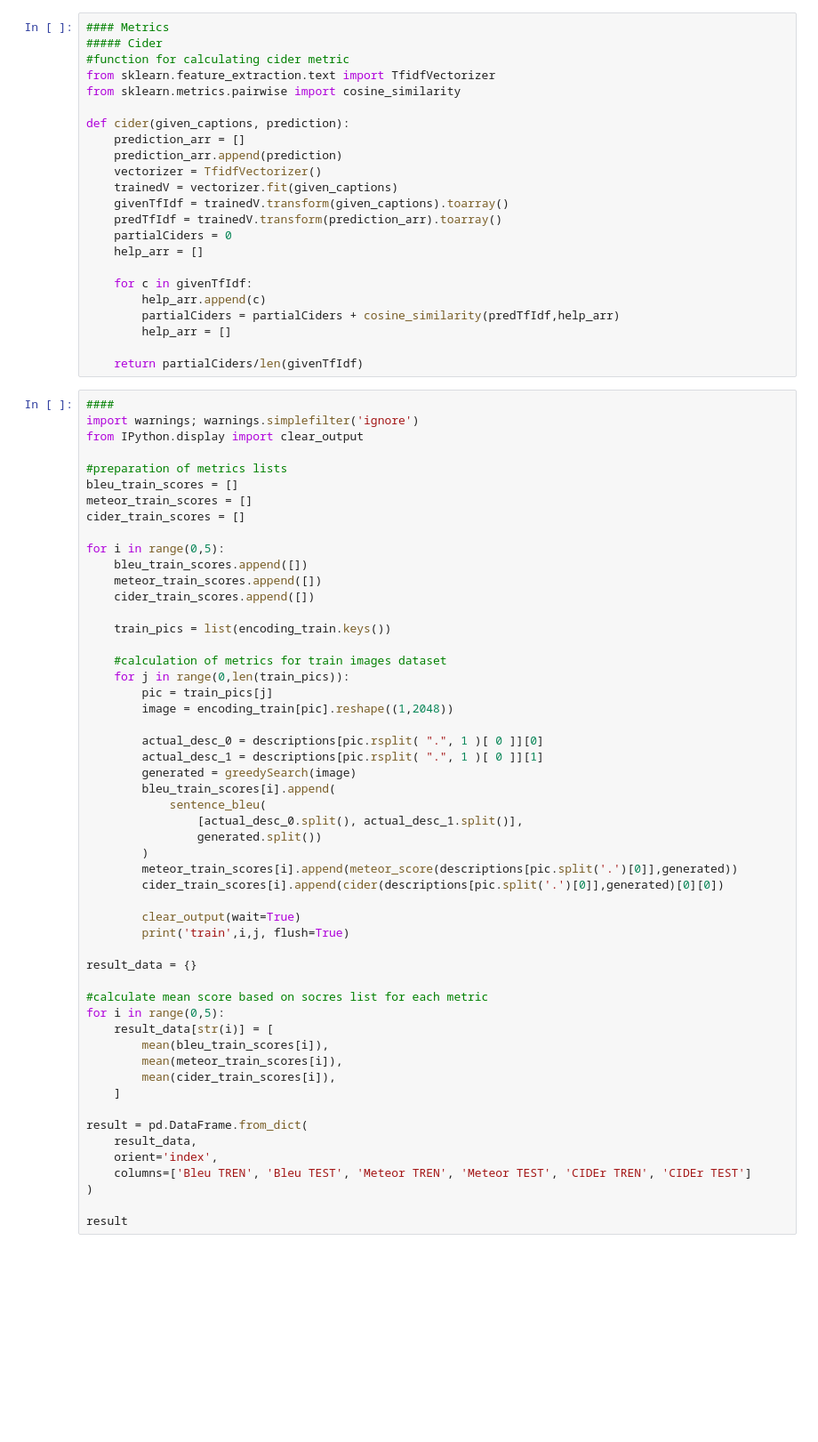
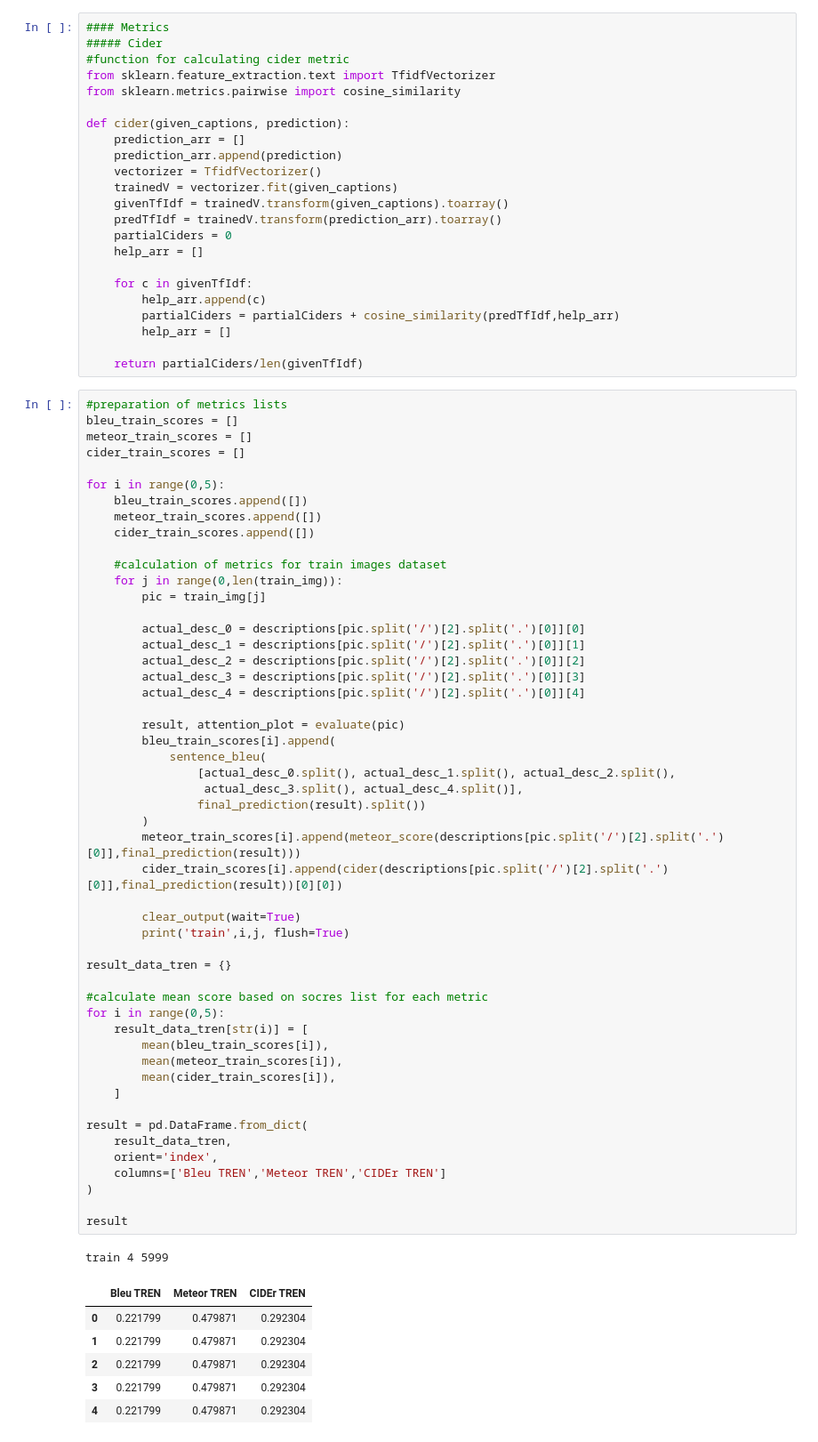
Before and after one commit to anvime/image-captioning, a Jupyter notebook: framework_local_attention.ipynb, the cells around one changed output. Shown at 89% size. Saved outputs shown, nothing was run; the diff lists cells and outputs as text; blank space fills up the shorter version.

```diff
--- a/framework_local_attention.ipynb
+++ b/framework_local_attention.ipynb
@@ -677,56 +794,62 @@ def cider(given_captions, prediction):
 
     return partialCiders/len(givenTfIdf)
 # %%
-####
-import warnings; warnings.simplefilter('ignore')
-from IPython.display import clear_output
-
 #preparation of metrics lists
 bleu_train_scores = []
 meteor_train_scores = []
 cider_train_scores = []
 
 for i in range(0,5):
     bleu_train_scores.append([])
     meteor_train_scores.append([])
     cider_train_scores.append([])
 
-    train_pics = list(encoding_train.keys())
+    #calculation of metrics for train images dataset
+    for j in range(0,len(train_img)):
+        pic = train_img[j]
 
-    #calculation of metrics for train images dataset
-    for j in range(0,len(train_pics)):
-        pic = train_pics[j]
-        image = encoding_train[pic].reshape((1,2048))
+        actual_desc_0 = descriptions[pic.split('/')[2].split('.')[0]][0]
+        actual_desc_1 = descriptions[pic.split('/')[2].split('.')[0]][1]
+        actual_desc_2 = descriptions[pic.split('/')[2].split('.')[0]][2]
+        actual_desc_3 = descriptions[pic.split('/')[2].split('.')[0]][3]
+        actual_desc_4 = descriptions[pic.split('/')[2].split('.')[0]][4]
 
-        actual_desc_0 = descriptions[pic.rsplit( ".", 1 )[ 0 ]][0]
-        actual_desc_1 = descriptions[pic.rsplit( ".", 1 )[ 0 ]][1]
-        generated = greedySearch(image)
+        result, attention_plot = evaluate(pic)
         bleu_train_scores[i].append(
             sentence_bleu(
-                [actual_desc_0.split(), actual_desc_1.split()],
-                generated.split())
+                [actual_desc_0.split(), actual_desc_1.split(), actual_desc_2.split(),
+                 actual_desc_3.split(), actual_desc_4.split()],
+                final_prediction(result).split())
         )
-        meteor_train_scores[i].append(meteor_score(descriptions[pic.split('.')[0]],generated))
-        cider_train_scores[i].append(cider(descriptions[pic.split('.')[0]],generated)[0][0])
+        meteor_train_scores[i].append(meteor_score(descriptions[pic.split('/')[2].split('.')[0]],final_prediction(result)))
+        cider_train_scores[i].append(cider(descriptions[pic.split('/')[2].split('.')[0]],final_prediction(result))[0][0])
 
         clear_output(wait=True)
         print('train',i,j, flush=True)
 
-result_data = {}
+result_data_tren = {}
 
 #calculate mean score based on socres list for each metric
 for i in range(0,5):
-    result_data[str(i)] = [
+    result_data_tren[str(i)] = [
         mean(bleu_train_scores[i]),
         mean(meteor_train_scores[i]),
         mean(cider_train_scores[i]),
     ]
 
 result = pd.DataFrame.from_dict(
-    result_data,
+    result_data_tren,
     orient='index',
-    columns=['Bleu TREN', 'Bleu TEST', 'Meteor TREN', 'Meteor TEST', 'CIDEr TREN', 'CIDEr TEST']
+    columns=['Bleu TREN','Meteor TREN','CIDEr TREN']
 )
 
 result
+# %% [output]
+train 4 5999
+|  | Bleu TREN | Meteor TREN | CIDEr TREN |
+| 0 | 0.221799 | 0.479871 | 0.292304 |
+| 1 | 0.221799 | 0.479871 | 0.292304 |
+| 2 | 0.221799 | 0.479871 | 0.292304 |
+| 3 | 0.221799 | 0.479871 | 0.292304 |
+| 4 | 0.221799 | 0.479871 | 0.292304 |
 # %%
```
Also changed, not shown: parts of 18 cells of this notebook, 1 other file.
